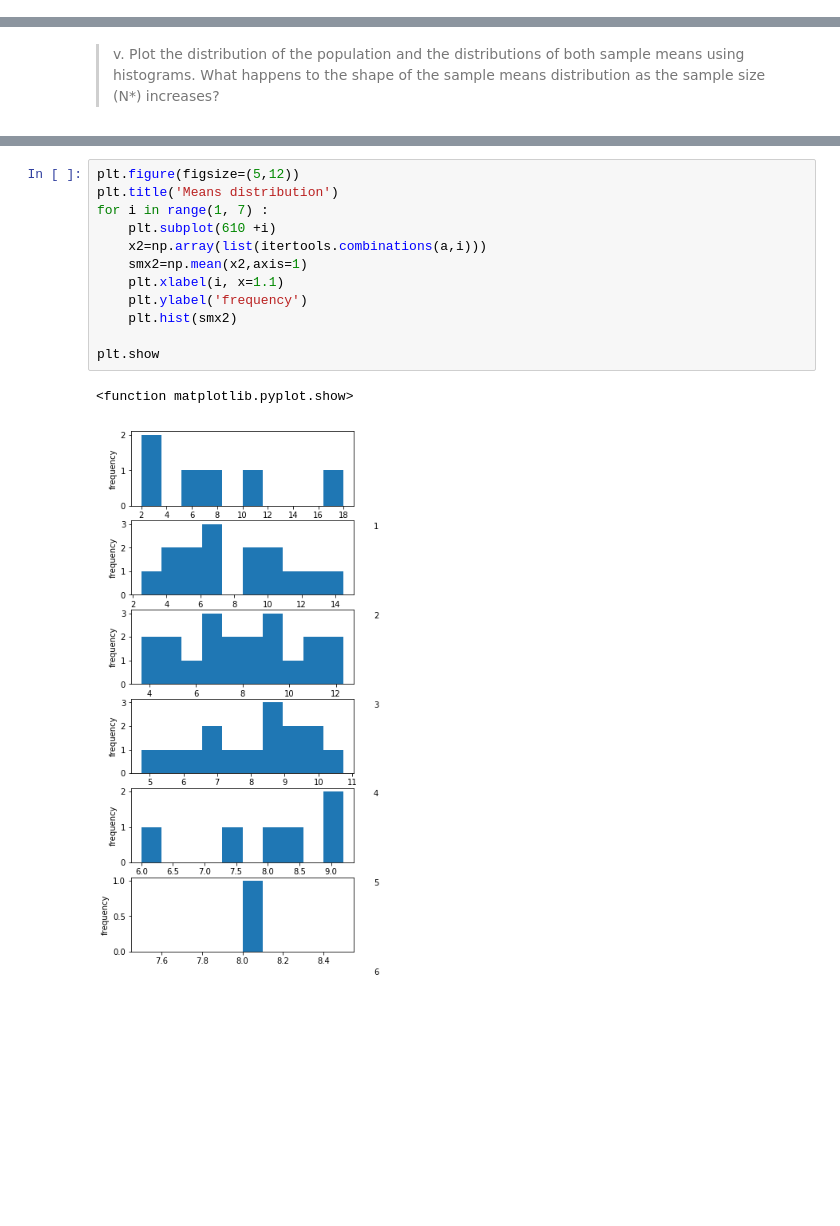
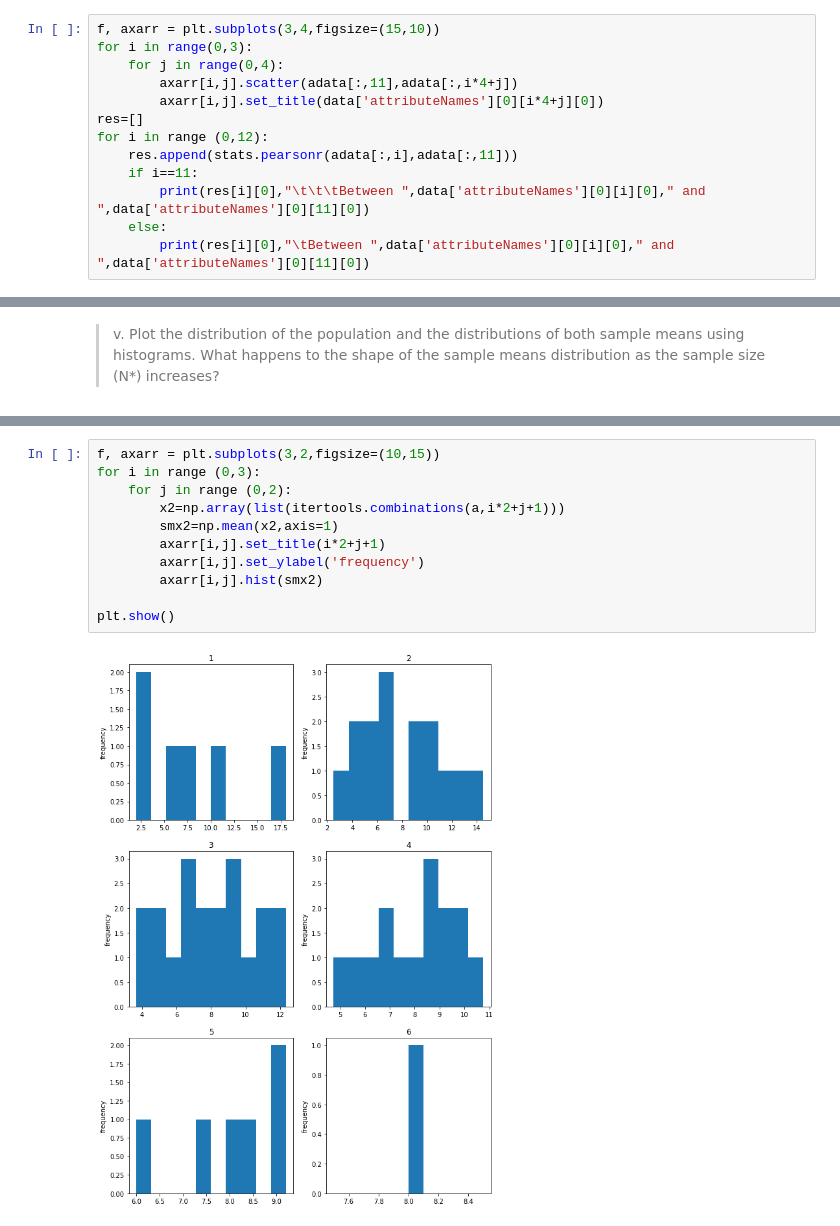
Before and after one commit to obp3ter/Data-Mining, a Jupyter notebook: Assignment_2.ipynb, the cells around one changed output, grey strips where cells are left out. Drawn from its saved outputs; the diff is of its cells as text; blank space fills up the shorter version.

```diff
--- a/Assignment_2.ipynb
+++ b/Assignment_2.ipynb
@@ -62,0 +125,13 @@ http://cogsys.compute.dtu.dk. Any sale or commercial distribution is strictly fo
+# %%
+f, axarr = plt.subplots(3,4,figsize=(15,10))
+for i in range(0,3):
+    for j in range(0,4):
+        axarr[i,j].scatter(adata[:,11],adata[:,i*4+j])
+        axarr[i,j].set_title(data['attributeNames'][0][i*4+j][0])
+res=[]
+for i in range (0,12):
+    res.append(stats.pearsonr(adata[:,i],adata[:,11]))
+    if i==11:
+        print(res[i][0],"\t\t\tBetween ",data['attributeNames'][0][i][0]," and ",data['attributeNames'][0][11][0])
+    else:
+        print(res[i][0],"\tBetween ",data['attributeNames'][0][i][0]," and ",data['attributeNames'][0][11][0])
@@ -203,16 +349,14 @@ plt.show
 [figure]
 # %%
-plt.figure(figsize=(5,12))
-plt.title('Means distribution')
-for i in range(1, 7) :
-    plt.subplot(610 +i)
-    x2=np.array(list(itertools.combinations(a,i)))
-    smx2=np.mean(x2,axis=1)
-    plt.xlabel(i, x=1.1)
-    plt.ylabel('frequency')
-    plt.hist(smx2)
+f, axarr = plt.subplots(3,2,figsize=(10,15))
+for i in range (0,3):
+    for j in range (0,2):
+        x2=np.array(list(itertools.combinations(a,i*2+j+1)))
+        smx2=np.mean(x2,axis=1)
+        axarr[i,j].set_title(i*2+j+1)
+        axarr[i,j].set_ylabel('frequency')
+        axarr[i,j].hist(smx2)
 
-plt.show
+plt.show()
 # %% [output]
-<function matplotlib.pyplot.show>
-[figure, old version]
+[figure, new version]
```
Also changed, not shown: parts of 11 cells of this notebook.
